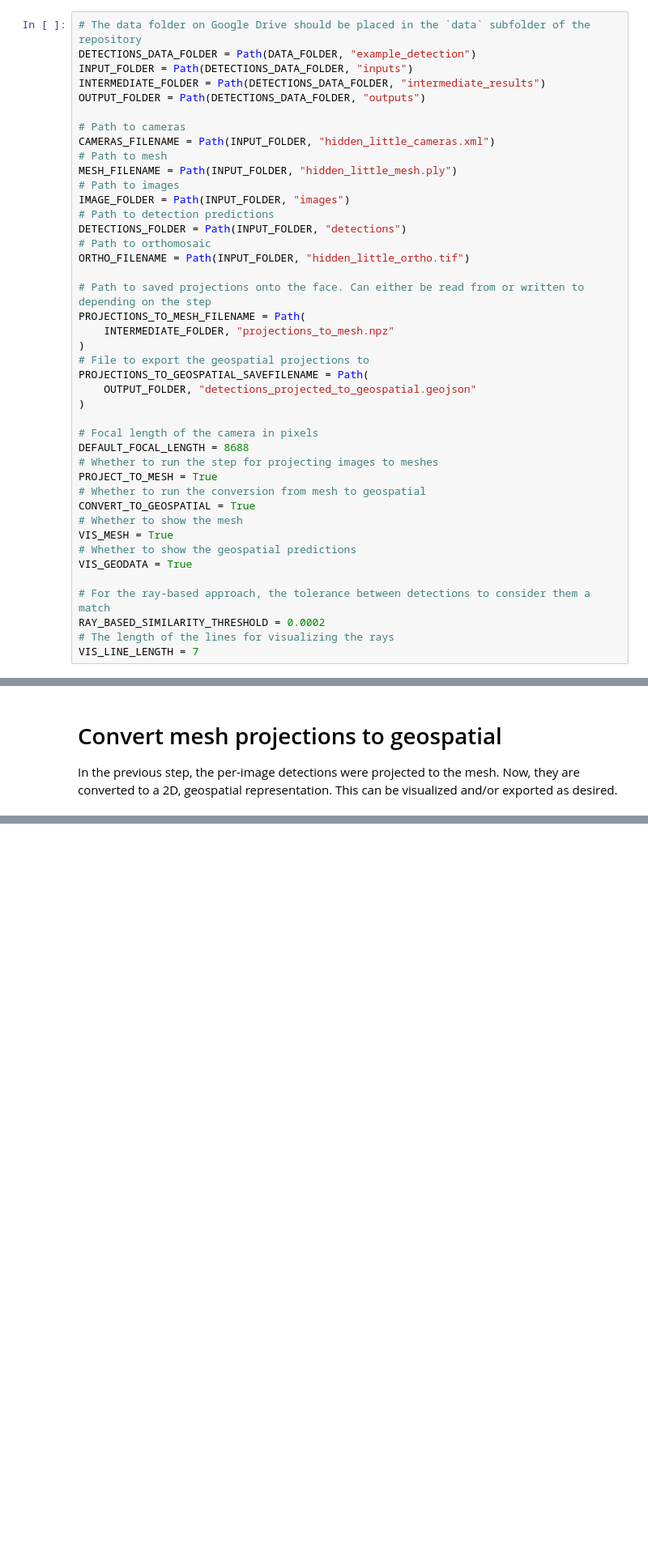
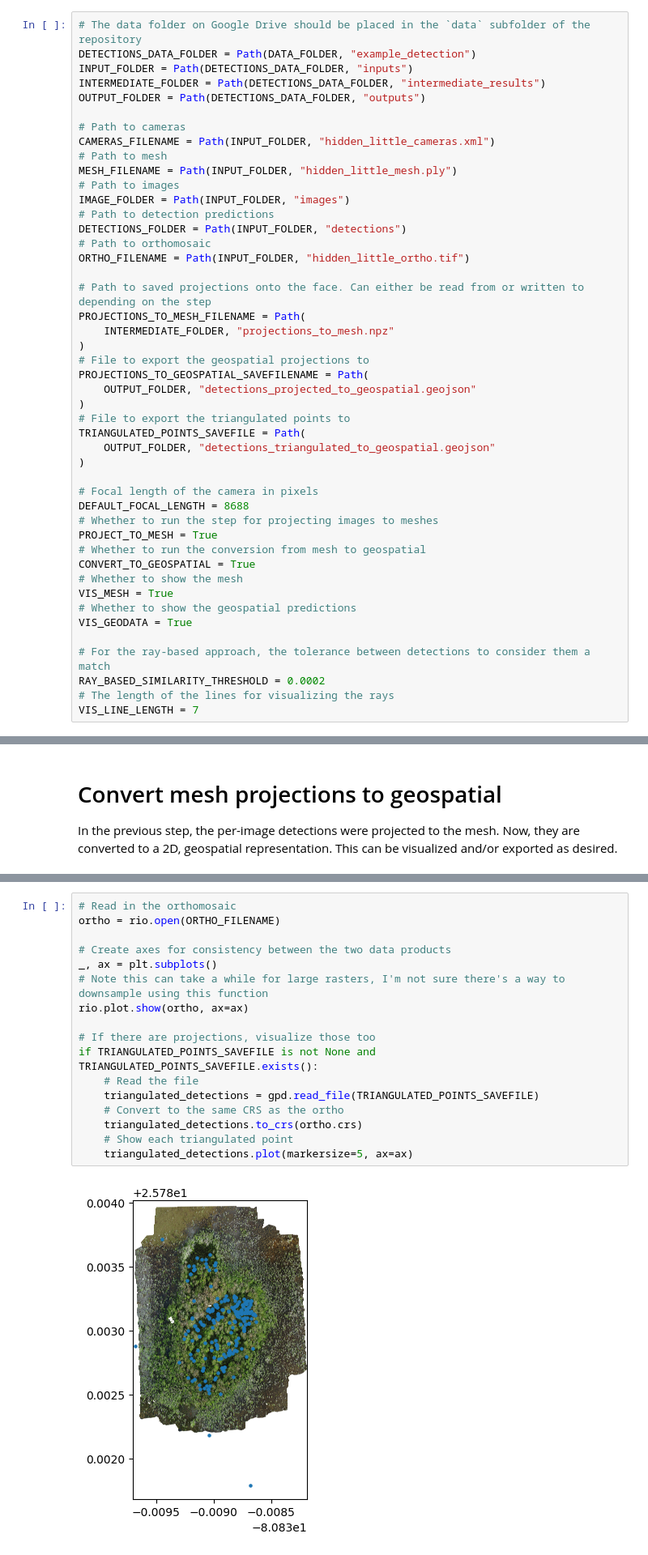
Before and after one commit to open-forest-observatory/geograypher, a Jupyter notebook: examples/project_detections.ipynb, the cells around one changed output, grey strips where cells are left out. Shown at 81% size. Saved outputs shown, nothing was run; the diff lists cells and outputs as text; blank space fills up the shorter version.

Commit message:
Add updated example with geospatial projections

```diff
--- a/examples/project_detections.ipynb
+++ b/examples/project_detections.ipynb
@@ -49,6 +52,10 @@ PROJECTIONS_TO_MESH_FILENAME = Path(
 PROJECTIONS_TO_GEOSPATIAL_SAVEFILENAME = Path(
     OUTPUT_FOLDER, "detections_projected_to_geospatial.geojson"
 )
+# File to export the triangulated points to
+TRIANGULATED_POINTS_SAVEFILE = Path(
+    OUTPUT_FOLDER, "detections_triangulated_to_geospatial.geojson"
+)
 
 # Focal length of the camera in pixels
 DEFAULT_FOCAL_LENGTH = 8688
@@ -197,0 +225,19 @@ Birds were detected at the following 3D locations, in internal metashape coordin
+# %%
+# Read in the orthomosaic
+ortho = rio.open(ORTHO_FILENAME)
+
+# Create axes for consistency between the two data products
+_, ax = plt.subplots()
+# Note this can take a while for large rasters, I'm not sure there's a way to downsample using this function
+rio.plot.show(ortho, ax=ax)
+
+# If there are projections, visualize those too
+if TRIANGULATED_POINTS_SAVEFILE is not None and TRIANGULATED_POINTS_SAVEFILE.exists():
+    # Read the file
+    triangulated_detections = gpd.read_file(TRIANGULATED_POINTS_SAVEFILE)
+    # Convert to the same CRS as the ortho
+    triangulated_detections.to_crs(ortho.crs)
+    # Show each triangulated point
+    triangulated_detections.plot(markersize=5, ax=ax)
+# %% [output]
+[figure, added]
```
Also changed, not shown: parts of 7 cells of this notebook.
